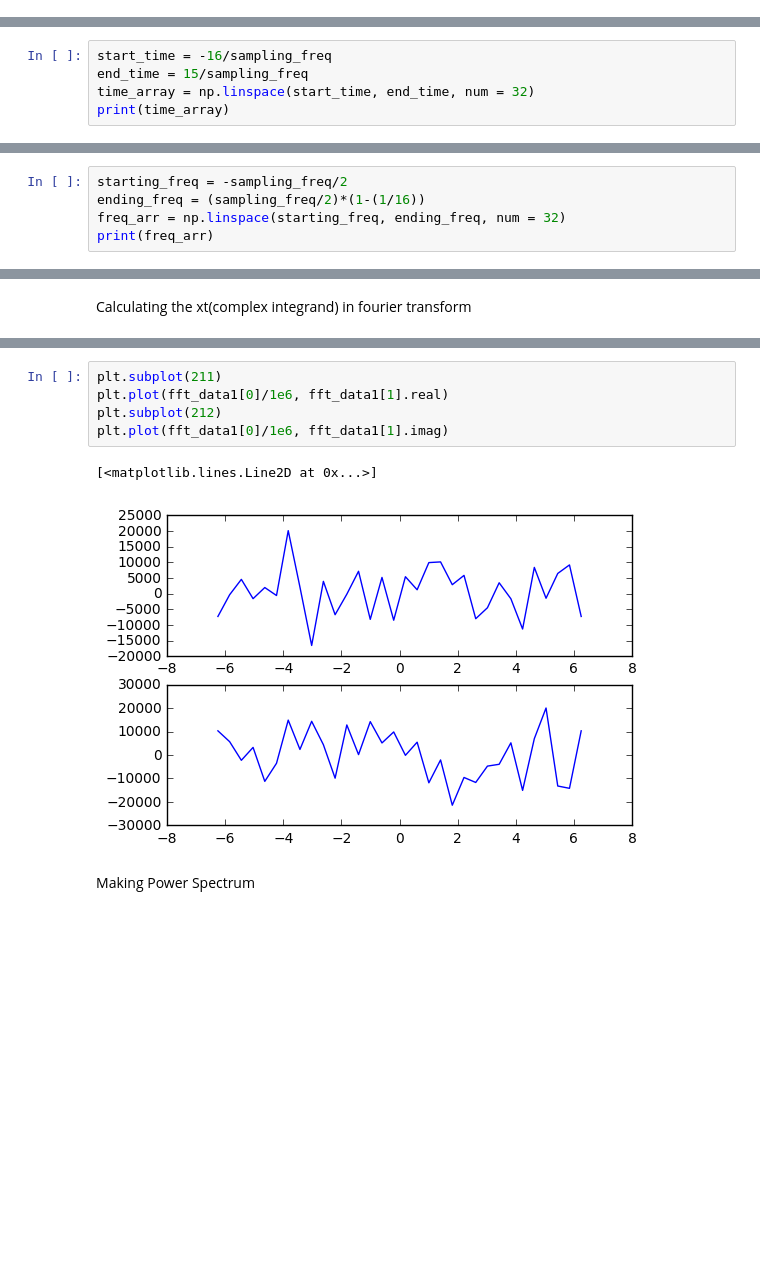
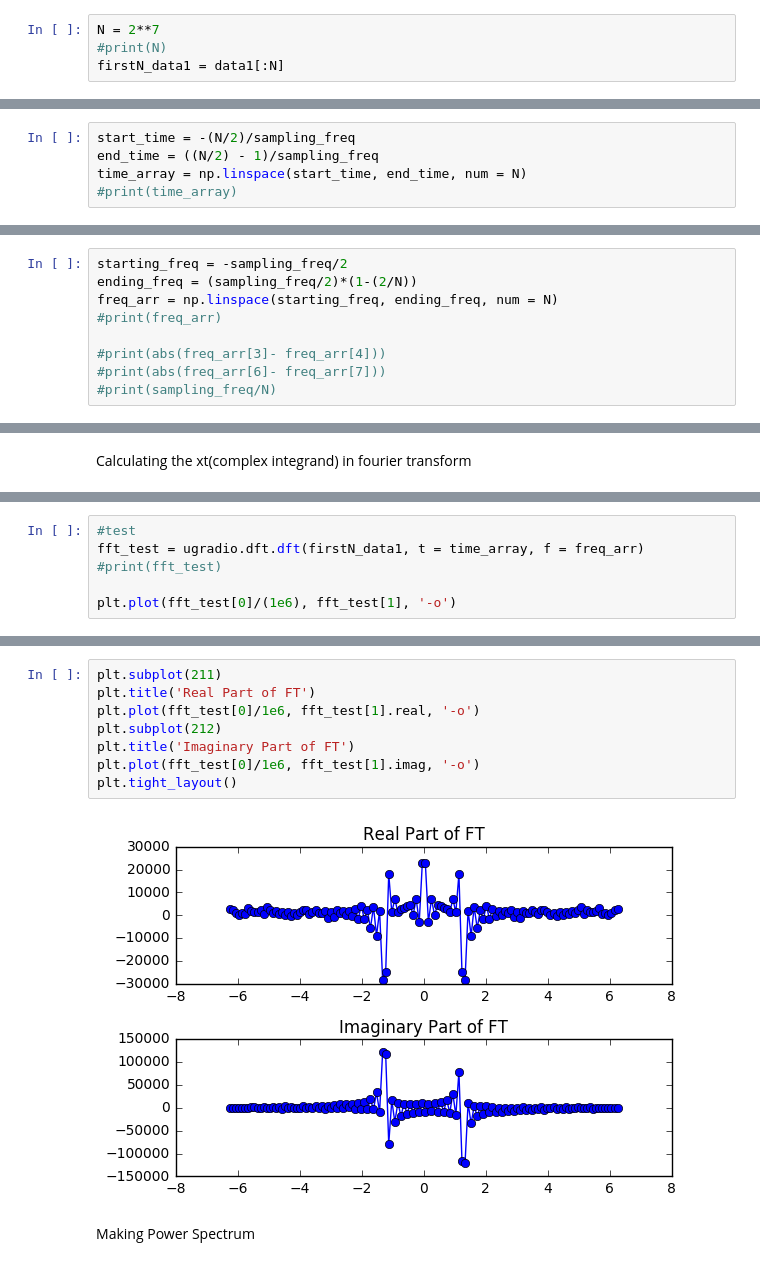
Before and after one commit to arthurm101/radiolab, a Jupyter notebook: Lab 1/Lab1_Mixer.ipynb, the cells around one changed output, grey strips where cells are left out. Cells and saved outputs as stored; diff of their text form; blank space fills up the shorter version.

```diff
--- a/Lab 1/Lab1_Mixer.ipynb
+++ b/Lab 1/Lab1_Mixer.ipynb
@@ -112,7 +112,11 @@ first32_data1 = data1[:32]
+# %%
+N = 2**7
+#print(N)
+firstN_data1 = data1[:N]
 # %% [markdown]
 Making the time array
 # %%
-start_time = -16/sampling_freq
-end_time = 15/sampling_freq
-time_array = np.linspace(start_time, end_time, num = 32)
-print(time_array)
+start_time = -(N/2)/sampling_freq
+end_time = ((N/2) - 1)/sampling_freq
+time_array = np.linspace(start_time, end_time, num = N)
+#print(time_array)
@@ -129,6 +124,10 @@ print(time_array)
 Making the frequency array
 # %%
 starting_freq = -sampling_freq/2
-ending_freq = (sampling_freq/2)*(1-(1/16))
-freq_arr = np.linspace(starting_freq, ending_freq, num = 32)
-print(freq_arr)
+ending_freq = (sampling_freq/2)*(1-(2/N))
+freq_arr = np.linspace(starting_freq, ending_freq, num = N)
+#print(freq_arr)
+
+#print(abs(freq_arr[3]- freq_arr[4]))
+#print(abs(freq_arr[6]- freq_arr[7]))
+#print(sampling_freq/N)
@@ -170,0 +141,6 @@ print(integrand)
+# %%
+#test
+fft_test = ugradio.dft.dft(firstN_data1, t = time_array, f = freq_arr)
+#print(fft_test)
+
+plt.plot(fft_test[0]/(1e6), fft_test[1], '-o')
@@ -192,11 +171,13 @@ print(fft_data1)
 # %%
 plt.subplot(211)
-plt.plot(fft_data1[0]/1e6, fft_data1[1].real)
+plt.title('Real Part of FT')
+plt.plot(fft_test[0]/1e6, fft_test[1].real, '-o')
 plt.subplot(212)
-plt.plot(fft_data1[0]/1e6, fft_data1[1].imag)
+plt.title('Imaginary Part of FT')
+plt.plot(fft_test[0]/1e6, fft_test[1].imag, '-o')
+plt.tight_layout()
 # %% [output]
-[<matplotlib.lines.Line2D at 0x...>]
-[figure, old version]
+[figure, new version]
 # %% [markdown]
 Making Power Spectrum
 # %%
```
Also changed, not shown: parts of 17 cells of this notebook.
